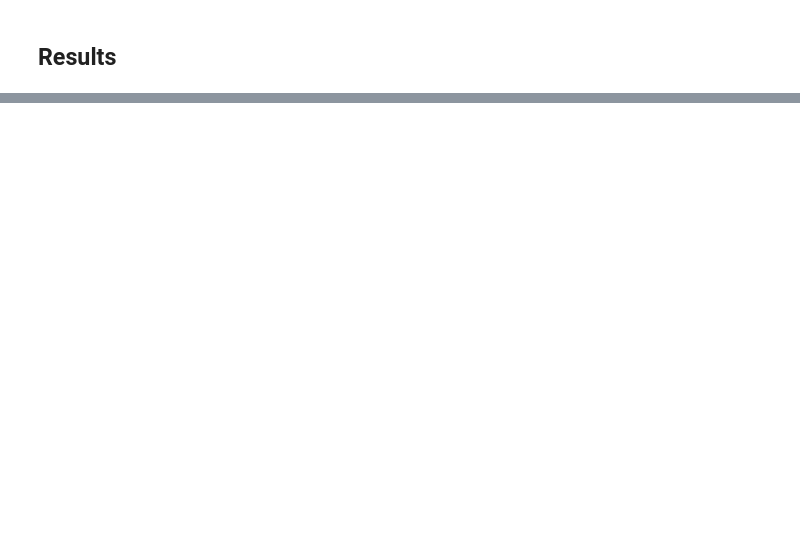
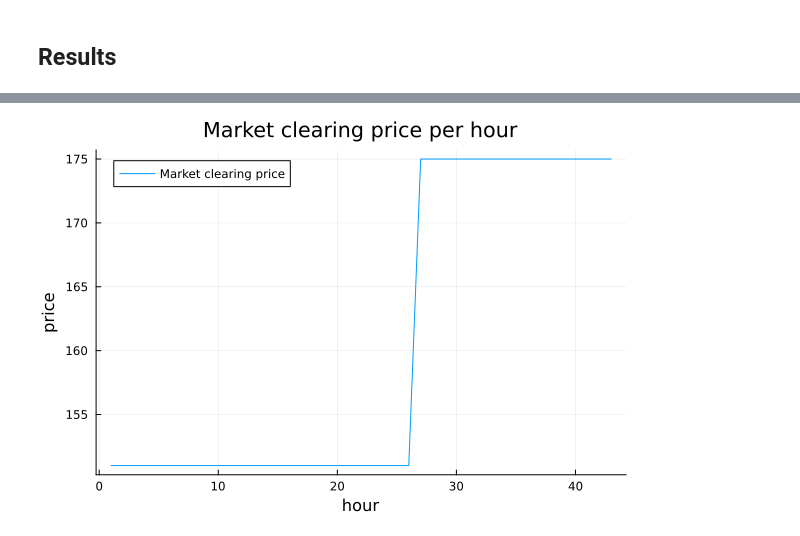
Before and after one commit to mkrahl/AMO_Project, a Jupyter notebook: StochasticModel.ipynb, the cells around one changed output, grey strips where cells are left out. Saved outputs shown, nothing was run; the diff lists cells and outputs as text; code cells hidden in the pictures; blank space fills up the shorter version.

```diff
--- a/StochasticModel.ipynb
+++ b/StochasticModel.ipynb
@@ -256,5 +264,7 @@ groupedbar(hcat(gen_data_pretty...) , bar_position = :stack ,xticks = (1:43,1:43
 # %%
-plot(collect(1:43),resultsDf.price ,label = "Market clearing price", xlabel = "hour", ylabel = "price",title="Market clearing price per hour",ylims=(10,21))
+plot(collect(1:43),resultsDf.price ,label = "Market clearing price", xlabel = "hour", ylabel = "price",title="Market clearing price per hour")#ylims=(10,21))
+# %% [output]
+[figure, added]
 # %%
 plot(collect(1:43),resultsDf.sum_wind ,label = "Scheduled wind energy", xlabel = "hour", ylabel = "Wind energy output(MW)",title="Scheduled vs expected wind energy",ylims=(0,600))
 plot!(collect(1:43),resultsDf.expected_wind ,label = "Expected wind energy")
```
Also changed, not shown: parts of 11 cells of this notebook, 2 other files.
